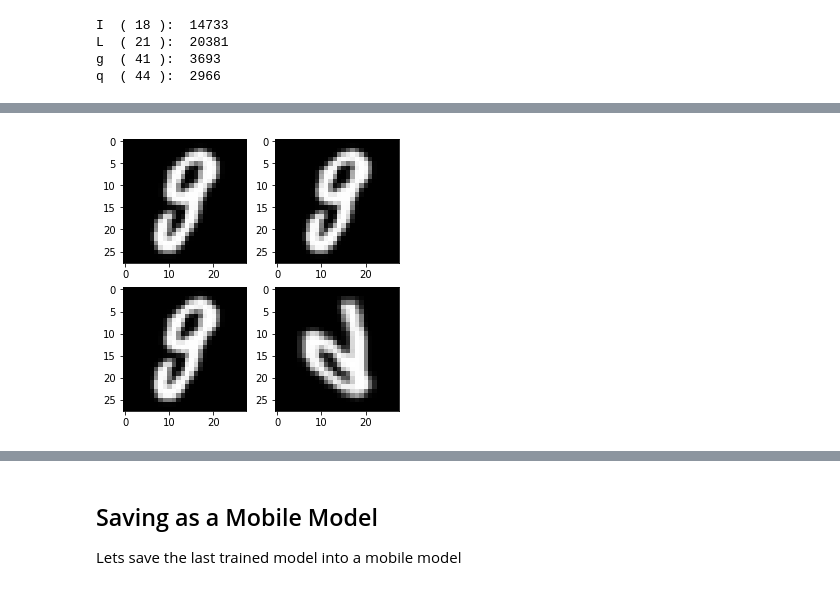
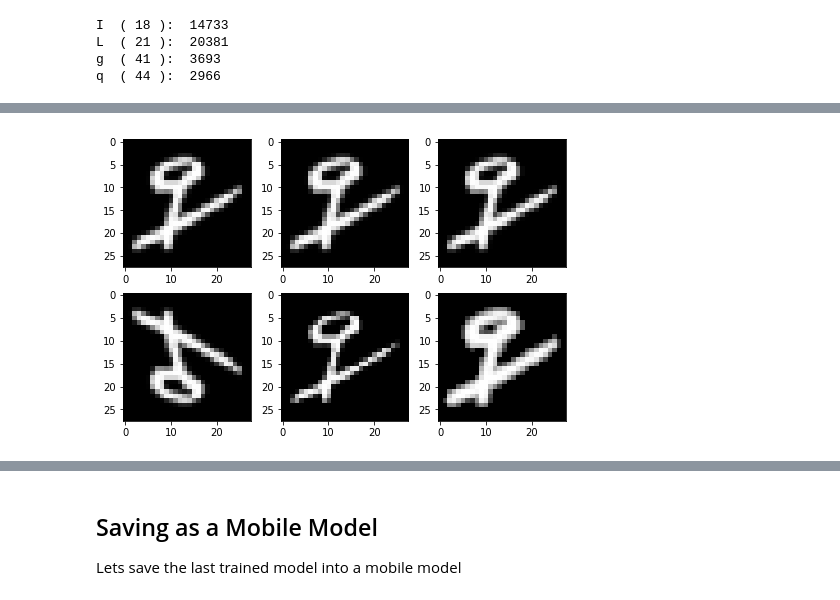
Before and after one commit to PacktPublishing/Hands-On-Deep-Learning-for-Mobile, a Jupyter notebook: Chapter5/mobile_cnn_model.ipynb, the cells around one changed output, grey strips where cells are left out. Cells and saved outputs as stored; diff of their text form; code cells hidden in the pictures.

```diff
--- a/Chapter5/mobile_cnn_model.ipynb
+++ b/Chapter5/mobile_cnn_model.ipynb
@@ -675,28 +655,41 @@ Tensor("strided_slice_15:0", shape=(28, 28, 1), dtype=float64) [28, 28]
 (3693, 28, 28, 1)
 # %%
-sample = q_data_brightness[1].eval()
+img_num = 5
+sample = q_data_brightness[img_num].numpy()
 sample.shape
 sample = np.reshape(sample, [28,28])
 
-sample2 = q_data_contrast[1].eval()
+sample2 = q_data_contrast[img_num].numpy()
 sample2 = np.reshape(sample2, [28,28])
 
-sample3 = q_data_flip[2].eval()
+sample3 = q_data_flip[img_num].numpy()
 sample3 = np.reshape(sample3, [28,28])
+
+sample4 = np.reshape(q_data_gamma[img_num].numpy(), [28,28])
+
+sample5 = np.reshape(q_data_gamma_2[img_num].numpy(), [28,28])
 # %%
-fig=plt.figure(figsize=(5, 5))
-fig.add_subplot(2, 2, 1)
-plt.imshow(q_data[1].squeeze(), cmap='gray')
+fig=plt.figure(figsize=(8, 8))
+row, col = (3, 3)
 
-fig.add_subplot(2, 2, 2)
+fig.add_subplot(row, col, 1)
+plt.imshow(q_data[img_num].squeeze(), cmap='gray')
+
+fig.add_subplot(row, col, 2)
 plt.imshow(sample, cmap='gray')
 
-fig.add_subplot(2, 2, 3)
+fig.add_subplot(row, col, 3)
 plt.imshow(sample2, cmap='gray')
 
-fig.add_subplot(2, 2, 4)
+fig.add_subplot(row, col, 4)
 plt.imshow(sample3, cmap='gray')
 
+fig.add_subplot(row, col, 5)
+plt.imshow(sample4, cmap='gray')
+
+fig.add_subplot(row, col, 6)
+plt.imshow(sample5, cmap='gray')
+
 plt.show()
 # %% [output]
-[figure, old version]
+[figure, new version]
```
Also changed, not shown: parts of 27 cells of this notebook.
